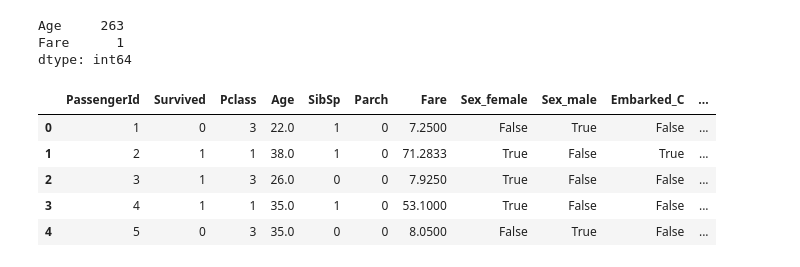
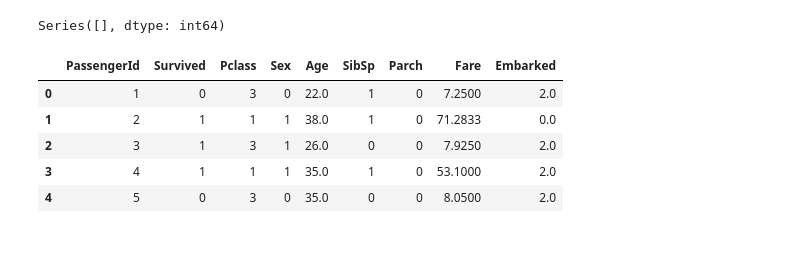
Before and after one commit to TylerMcPhee/TitanicSurvivorPredictor, a Jupyter notebook: predicting.ipynb, the cells around one changed output. Saved outputs shown, nothing was run; the diff lists cells and outputs as text; code cells hidden in the pictures.

```diff
--- a/predicting.ipynb
+++ b/predicting.ipynb
@@ -11,10 +11,11 @@ df_2 = pd.read_csv("C:\\Users\\tjmcp\\Personal Projects\\Datasets\\titanic\\test
 df_2['Survived'] = 0
 df = pd.concat([df_1, df_2], axis = 0 )
 df.head()
-df = df.drop('Name',axis =1)
-df.head()
-df = df.drop('Ticket',axis =1)
-#df = df.set_index('Id')
+df = df.drop(['Name','Ticket','Cabin'],axis =1)
+
+#change categorical values to nmerical
+df['Sex'] = df['Sex'].map({'male': 0, 'female':1})
+df['Embarked'] = df['Embarked'].map({'C': 0, 'Q': 1, 'S': 2})
 # %%
 #takes columns with at least 1 null value
 df_null = df[df.isnull().sum()[df.isnull().sum() >0].index]
@@ -26,16 +27,16 @@ sns.heatmap(df_null.isnull())
 # %%
-#make dataframe with only data of type object
-df_objects = df[df.select_dtypes(include=['object']).columns]
+# #make dataframe with only data of type object
+# df_objects = df[df.select_dtypes(include=['object']).columns]
 
-#drop columns with too many null values
-df = df.drop(df[df_objects.isna().sum()[df_objects.isna().sum()>600].index], axis = 1)
-df_objects = df_objects.drop(df_objects[df_objects.isna().sum()[df_objects.isna().sum()>600].index], axis = 1)
+# #drop columns with too many null values
+# df = df.drop(df[df_objects.isna().sum()[df_objects.isna().sum()>600].index], axis = 1)
+# df_objects = df_objects.drop(df_objects[df_objects.isna().sum()[df_objects.isna().sum()>600].index], axis = 1)
 
-#replace nan with null
-df_objects = df_objects.fillna('null')
+# #replace nan with null
+# df_objects = df_objects.fillna('null')
 
-#encode the objects
-df_objects_encoded = pd.get_dummies(df_objects)
+# #encode the objects
+# df_objects_encoded = pd.get_dummies(df_objects)
 
-df.head()
-df_objects_encoded.head()
+# df.head()
+# df_objects_encoded.head()
@@ -57,22 +49,29 @@ Embarked_null
 # %%
-#create new df from old df and encoded objects
-new_df = pd.concat([df, df_objects_encoded],axis = 1)
+# #create new df from old df and encoded objects
+# new_df = pd.concat([df, df_objects_encoded],axis = 1)
 
-#drop all objects columns since the encoded df has already translated them
-new_df = new_df.drop(new_df.select_dtypes(include= ['object']),axis=1)
+# #drop all objects columns since the encoded df has already translated them
+# new_df = new_df.drop(new_df.select_dtypes(include= ['object']),axis=1)
 
-#print count of all nan values
-new_df.isna().sum()[new_df.isna().sum() >0]
+# #print count of all nan values
+# new_df.isna().sum()[new_df.isna().sum() >0]
-# %% [output]
-Age     263
-Fare      1
-dtype: int64
+# %%
+#fill nan in age column with median
+df['Age'] = df['Age'].fillna(np.round(df['Age'].median()))
+#fill nan in embarked and fare column with mode
+df['Embarked'] = df['Embarked'].fillna(df['Embarked'].mode()[0])
+df['Fare'] = df['Fare'].fillna(df['Fare'].mode()[0])
+
+#check that all nan were filled in
+df.isna().sum()[df.isna().sum() > 0]
+# %% [output]
+Series([], dtype: int64)
 # %%
-new_df.head()
+df.head()
 # %% [output]
-|  | PassengerId | Survived | Pclass | Age | SibSp | Parch | Fare | Sex_female | Sex_male | Embarked_C | ... |
-| 0 | 1 | 0 | 3 | 22.0 | 1 | 0 | 7.2500 | False | True | False | ... |
-| 1 | 2 | 1 | 1 | 38.0 | 1 | 0 | 71.2833 | True | False | True | ... |
-| 2 | 3 | 1 | 3 | 26.0 | 0 | 0 | 7.9250 | True | False | False | ... |
-| 3 | 4 | 1 | 1 | 35.0 | 1 | 0 | 53.1000 | True | False | False | ... |
-| 4 | 5 | 0 | 3 | 35.0 | 0 | 0 | 8.0500 | False | True | False | ... |
+|  | PassengerId | Survived | Pclass | Sex | Age | SibSp | Parch | Fare | Embarked |
+| 0 | 1 | 0 | 3 | 0 | 22.0 | 1 | 0 | 7.2500 | 2.0 |
+| 1 | 2 | 1 | 1 | 1 | 38.0 | 1 | 0 | 71.2833 | 0.0 |
+| 2 | 3 | 1 | 3 | 1 | 26.0 | 0 | 0 | 7.9250 | 2.0 |
+| 3 | 4 | 1 | 1 | 1 | 35.0 | 1 | 0 | 53.1000 | 2.0 |
+| 4 | 5 | 0 | 3 | 0 | 35.0 | 0 | 0 | 8.0500 | 2.0 |
```
Also changed, not shown: parts of 13 cells of this notebook, 1 other file.
